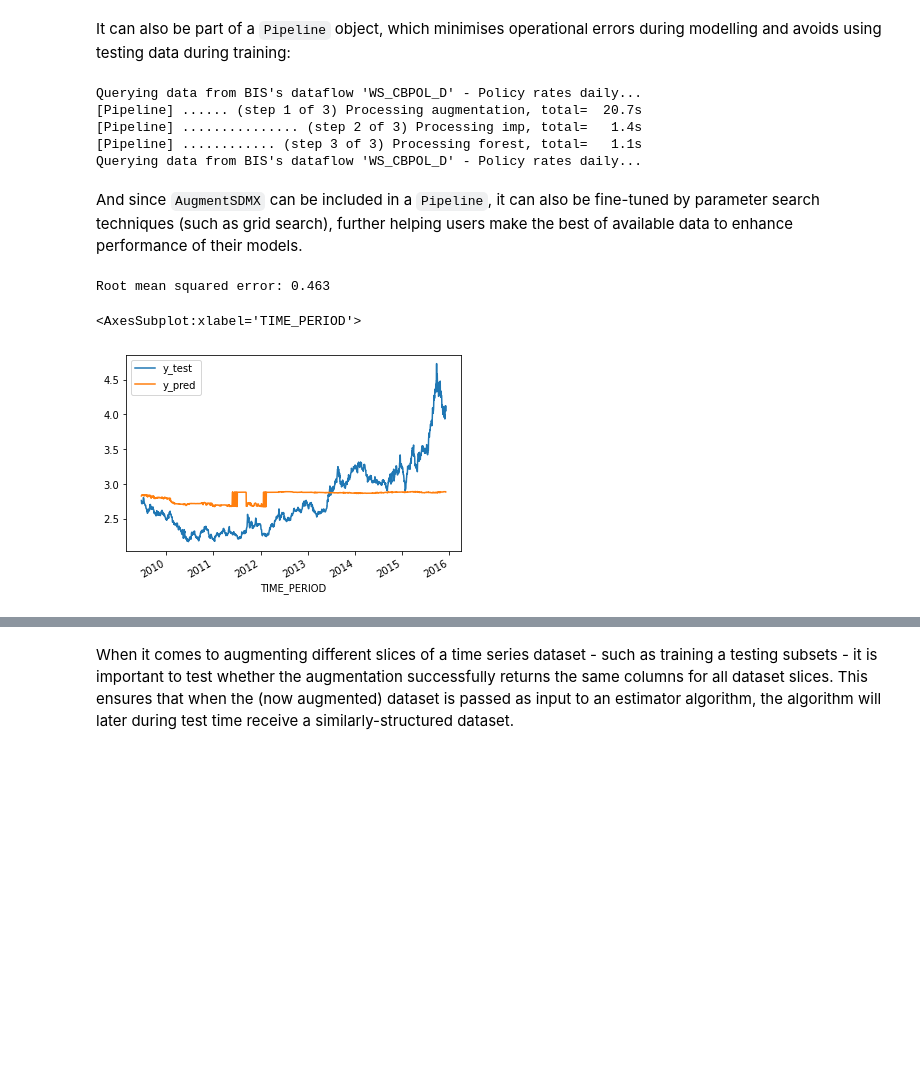
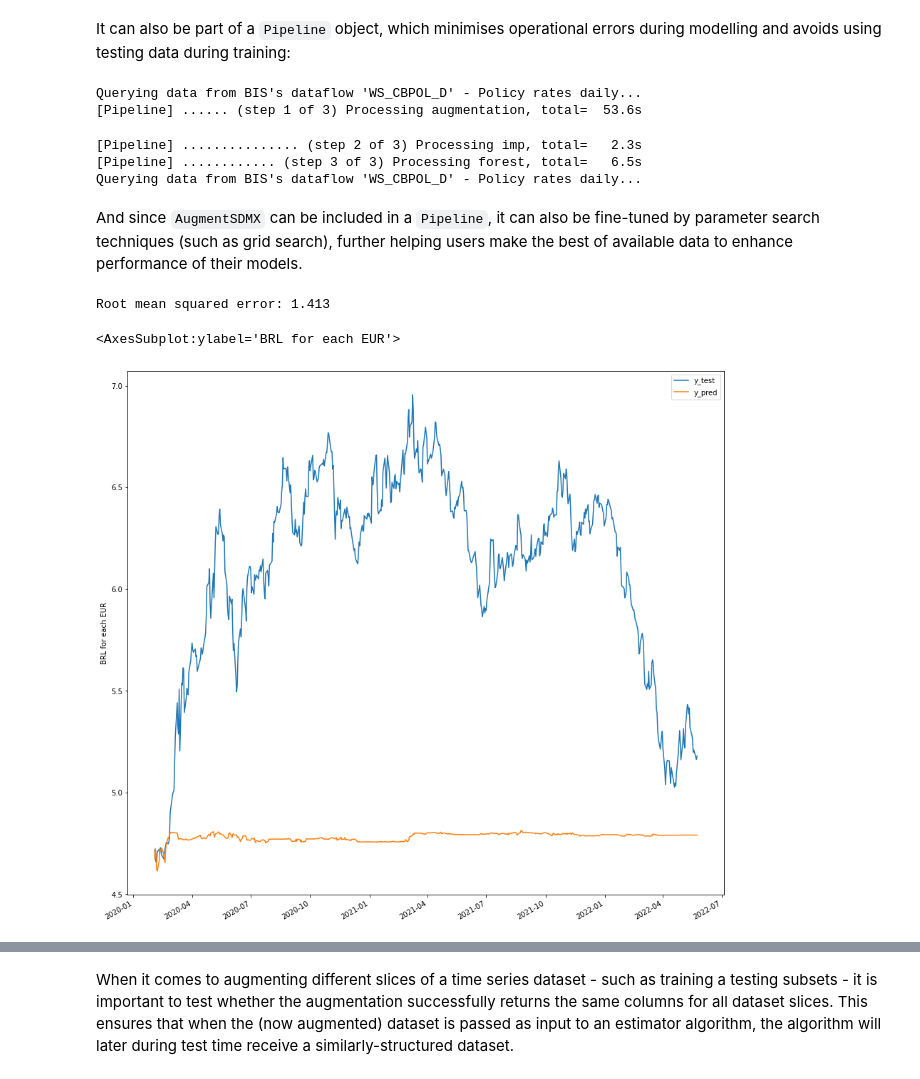
Before and after one commit to dkgaraujo/gingado, a Jupyter notebook: 00_augmentation.ipynb, the cells around one changed output, grey strips where cells are left out. Saved outputs shown, nothing was run; the diff lists cells and outputs as text; code cells hidden in the pictures; blank space fills up the shorter version.

```diff
--- a/00_augmentation.ipynb
+++ b/00_augmentation.ipynb
@@ -195,6 +195,17 @@ from sklearn.model_selection import TimeSeriesSplit
 
 X = load_EURFX_data()
 y = X.pop('BRL')
+# %%
+from gingado.utils import Lag
+
+lags=3
+jump=0
+lagger = Lag(lags=lags, jump=jump, keep_contemporaneous_X=False)
+X = lagger.fit_transform(pd.concat([y, X], axis=1))
+y = y[(lags+jump):]
+# %%
+X = pd.DataFrame(X)
+X.index = y.index
 # %%
 tss = TimeSeriesSplit(n_splits=2)
 train_idx, test_idx = next(tss.split(X))
@@ -209,3 +220,9 @@ X_train.shape, y_train.shape, X_test.shape, y_test.shape
+# %%
+# alternatively...
+
+cutoff_date = '2020-02-01'
+X_train, X_test = X[:cutoff_date], X[cutoff_date:]
+y_train, y_test = y[:cutoff_date], y[cutoff_date:]
 # %% [markdown]
 Next, the data augmentation object provided by `gingado` adds more data. In this case, for brevity only one dataflow from one source is listed. If users want to add more SDMX sources, simply add more keys to the dictionary. And if users want data from all dataflows from a given source (provided the keys and parameters such as frequency and dates are matched), the value should be set to `'all'`, as in `{'ECB': ['CISS'], 'BIS': 'all'}`.
 # %%
@@ -236,23 +253,23 @@ pipeline = Pipeline([
     ('forest', RandomForestRegressor())
 ], verbose=True)
 
+print("\n")
 y_pred = pipeline.fit(X_train, y_train).predict(X_test)
 # %% [output]
 Querying data from BIS's dataflow 'WS_CBPOL_D' - Policy rates daily...
-[Pipeline] ...... (step 1 of 3) Processing augmentation, total=  20.7s
-[Pipeline] ............... (step 2 of 3) Processing imp, total=   1.4s
-[Pipeline] ............ (step 3 of 3) Processing forest, total=   1.1s
-Querying data from BIS's dataflow 'WS_CBPOL_D' - Policy rates daily...
+[Pipeline] ...... (step 1 of 3) Processing augmentation, total=  53.6s
+[Pipeline] ............... (step 2 of 3) Processing imp, total=   2.3s
+[Pipeline] ............ (step 3 of 3) Processing forest, total=   6.5s
+Querying data from BIS's dataflow 'WS_CBPOL_D' - Policy rates daily...
 # %% [markdown]
 And since `AugmentSDMX` can be included in a `Pipeline`, it can also be fine-tuned by parameter search techniques (such as grid search), further helping users make the best of available data to enhance performance of their models.
 # %%
-import numpy as np
 from sklearn.metrics import mean_squared_error
 from math import sqrt
 
 print(f"Root mean squared error: {round(sqrt(mean_squared_error(y_test, y_pred)), 3)}")
-pd.DataFrame({'y_test': y_test, 'y_pred': y_pred}).plot()
+pd.DataFrame({'y_test': y_test, 'y_pred': y_pred}).plot(figsize=(15, 15), ylabel='BRL for each EUR', xlabel='')
 # %% [output]
-Root mean squared error: 0.463
+Root mean squared error: 1.413
-<AxesSubplot:xlabel='TIME_PERIOD'>
+<AxesSubplot:ylabel='BRL for each EUR'>
-[figure, old version]
+[figure, new version]
```
Also changed, not shown: parts of 4 cells of this notebook, 11 other files.
